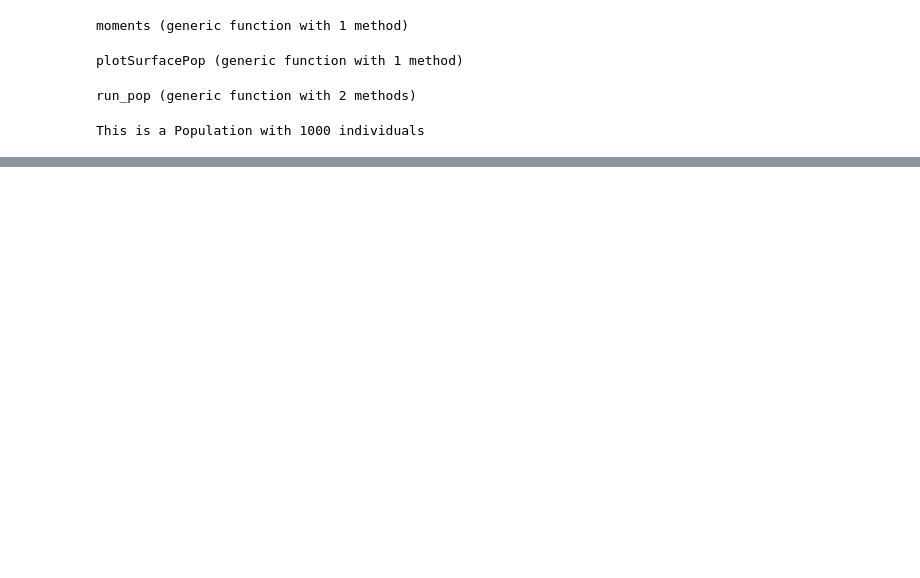
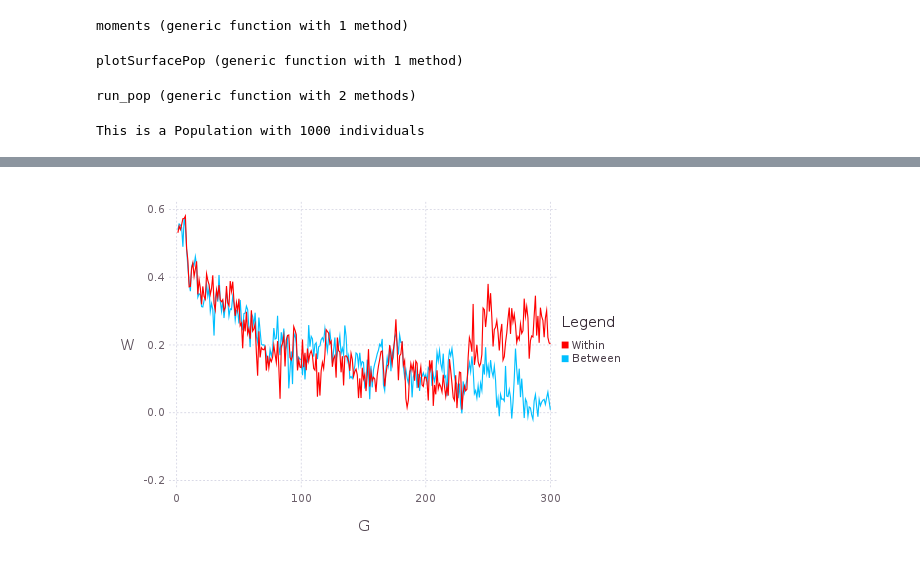
Before and after one commit to diogro/evomod_julia, a Jupyter notebook: evomod_prototype_notebook.ipynb, the cells around one changed output, grey strips where cells are left out. Drawn from its saved outputs; the diff is of its cells as text; code cells hidden in the pictures; blank space fills up the shorter version.

Commit message:
AVGcorr function

```diff
--- a/evomod_prototype_notebook.ipynb
+++ b/evomod_prototype_notebook.ipynb
@@ -258,6 +258,29 @@ end
 # %% [output]
 moments (generic function with 1 method)
 # %%
+function lowerTri(mat)
+    p = size(mat)[1]
+    lower = []
+    for i = 1:p, j = 1:p
+        if(i < j)
+            lower = [lower, mat[i, j]]
+        end
+    end
+    lower
+end
+
+function AVGcorr(mat; modules = Array[collect(1:Int(floor(size(mat)[1]/2))),
+                                      collect(((Int(floor(size(mat)[1]/2)))+1):size(mat)[1])])
+    p = size(mat)[1]
+    avg_plus = [mean(lowerTri(mat[mod, mod])) for mod in modules]
+    modules_array = Array(Int64, p, p, length(modules))
+    for j in 1:length(modules)
+        mod_vec = [any(i .== modules[j]) ? 1 : 0 for i in 1:p]
+        modules_array[:, :, j] = mod_vec * mod_vec'
+    end
+    avg_plus, mean(mat[find(sum(modules_array, 3) .== 0)])
+end
+
 function plotSurfacePop(pop::Population; gen = length(pop.moments))
     zs = pop.moments[gen]["zs"]
     theta = pop.moments[gen]["theta"]
@@ -383,9 +416,11 @@ spy(a, Scale.ContinuousColorScale(p -> Colors.HSV(0,p,1), minvalue=0, maxvalue=0
 # %%
 n = length(pop.moments)
-df = DataFrame(W = [pop.moments[i]["corrG"][1, 2] for i in 1:n],
-               B = [pop.moments[i]["corrG"][1, end] for i in 1:n],
+df = DataFrame(W = [mean(AVGcorr(pop.moments[i]["corrG"])[1]) for i in 1:n],
+               B = [AVGcorr(pop.moments[i]["corrG"])[2] for i in 1:n],
                G = collect(1:n) )
 plot(df, layer(y="W", x="G", Geom.line, Theme(default_color=colorant"red")),
          layer(y="B", x="G", Geom.line),
 Guide.manual_color_key("Legend", ["Within", "Between"], ["red", "deepskyblue"]))
+# %% [output]
+[figure, added]
 # %%
```
Also changed, not shown: parts of 8 cells of this notebook.
